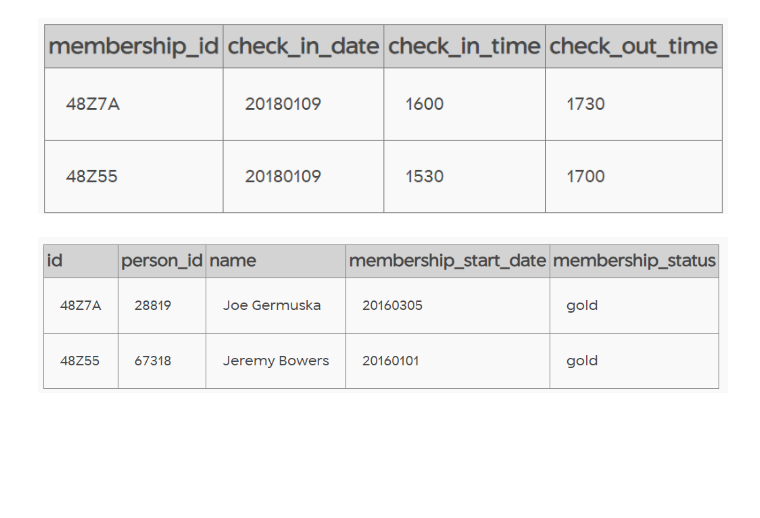
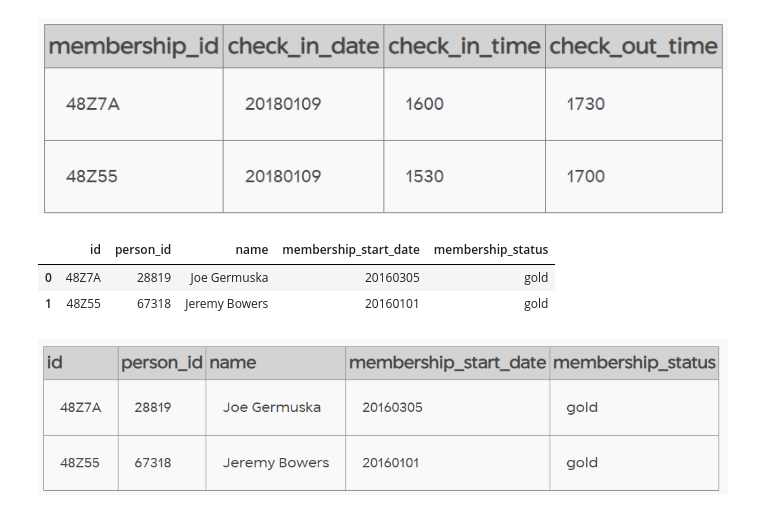
Before and after one commit to rukyflo/TheBridge_SQL_repository, a Jupyter notebook: Team_Challenge/Parte_I_SQL Game.ipynb, the cells around one changed output. Saved outputs shown, nothing was run; the diff lists cells and outputs as text; code cells hidden in the pictures; blank space fills up the shorter version.

```diff
--- a/Team_Challenge/Parte_I_SQL Game.ipynb
+++ b/Team_Challenge/Parte_I_SQL Game.ipynb
@@ -56,7 +104,14 @@ SELECT * FROM get_fit_now_check_in WHERE check_in_date == "20180109" AND members
 # %% [markdown]
 ![image.png](attachment:image.png)
 # %%
-SELECT * FROM get_fit_now_member WHERE id LIKE "%48Z%" AND membership_status == "gold"
+query = '''SELECT * FROM get_fit_now_member WHERE id LIKE "%48Z%" AND membership_status == "gold" '''
+
+
+sql_query(query)
+# %% [output]
+|  | id | person_id | name | membership_start_date | membership_status |
+| 0 | 48Z7A | 28819 | Joe Germuska | 20160305 | gold |
+| 1 | 48Z55 | 67318 | Jeremy Bowers | 20160101 | gold |
 # %% [markdown]
 ![image.png](attachment:image.png)
 # %%
```
Also changed, not shown: parts of 10 cells of this notebook.
